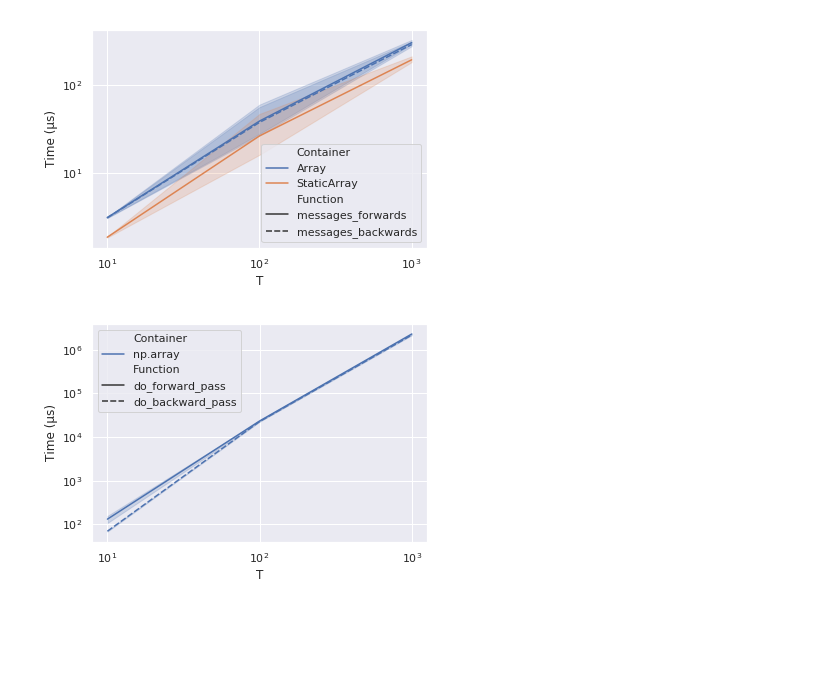
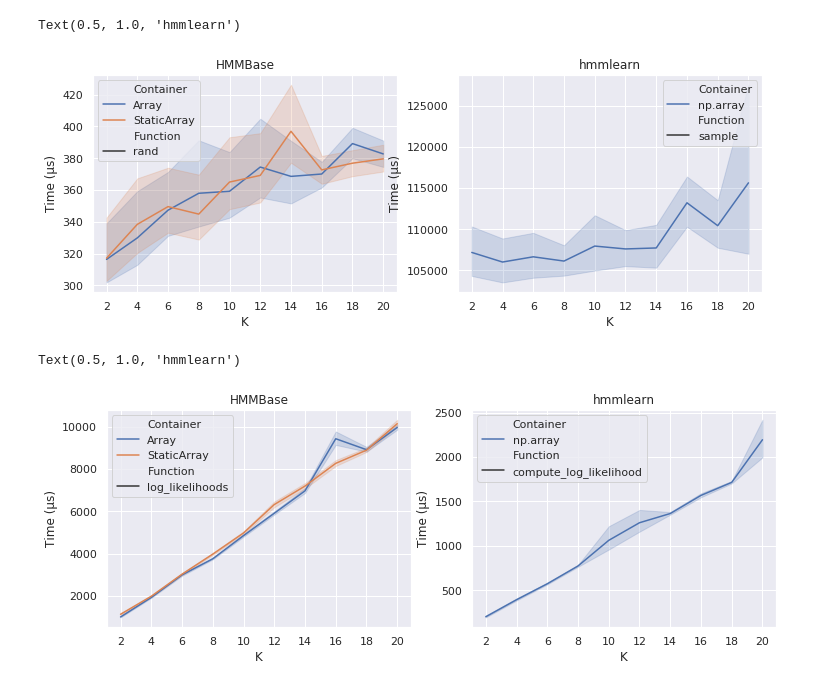
Before and after one commit to maxmouchet/HMMBase.jl, a Jupyter notebook: benchmark/Benchmark.ipynb, the cells around one changed output. Cells and saved outputs as stored; diff of their text form; code cells hidden in the pictures; blank space fills up the shorter version.

```diff
--- a/benchmark/Benchmark.ipynb
+++ b/benchmark/Benchmark.ipynb
@@ -34,9 +34,8 @@ hmmlearn_df.head()
 # %%
-def plot_time_vs_k(df):
-    plt.figure(figsize=(6,4))
+def plot_time_vs_k(df, functions):
     # TODO: Default figure size
     # TODO: Display n_samples
-    sns.lineplot(x='K', y='time_us', hue='Container', style='Function', data=df[df['T'] == 1000])
+    sns.lineplot(x='K', y='time_us', hue='Container', style='Function', data=df[(df['T'] == 1000) & (df['Function'].isin(functions))])
     plt.xticks(sorted(df.K.unique()));
     plt.ylabel('Time (µs)')
 # %%
@@ -58,6 +50,26 @@ plot_time_vs_k(hmmlearn_df)
-# %%
-plot_time_vs_T(HMMBase_df)
-plot_time_vs_T(hmmlearn_df)
-# %% [output]
-[figure, removed]
-[figure, removed]
+# %%
+plt.figure(figsize=(12,4))
+
+plt.subplot('121')
+plot_time_vs_k(HMMBase_df, ['rand'])
+plt.title('HMMBase')
+
+plt.subplot('122')
+plot_time_vs_k(hmmlearn_df, ['sample'])
+plt.title('hmmlearn')
+# %% [output]
+Text(0.5, 1.0, 'hmmlearn')
+[figure, added]
+# %%
+plt.figure(figsize=(12,4))
+
+plt.subplot('121')
+plot_time_vs_k(HMMBase_df, ['log_likelihoods'])
+plt.title('HMMBase')
+
+plt.subplot('122')
+plot_time_vs_k(hmmlearn_df, ['compute_log_likelihood'])
+plt.title('hmmlearn')
+# %% [output]
+Text(0.5, 1.0, 'hmmlearn')
+[figure, added]
```
Also changed, not shown: parts of 10 cells of this notebook, 2 other files.
